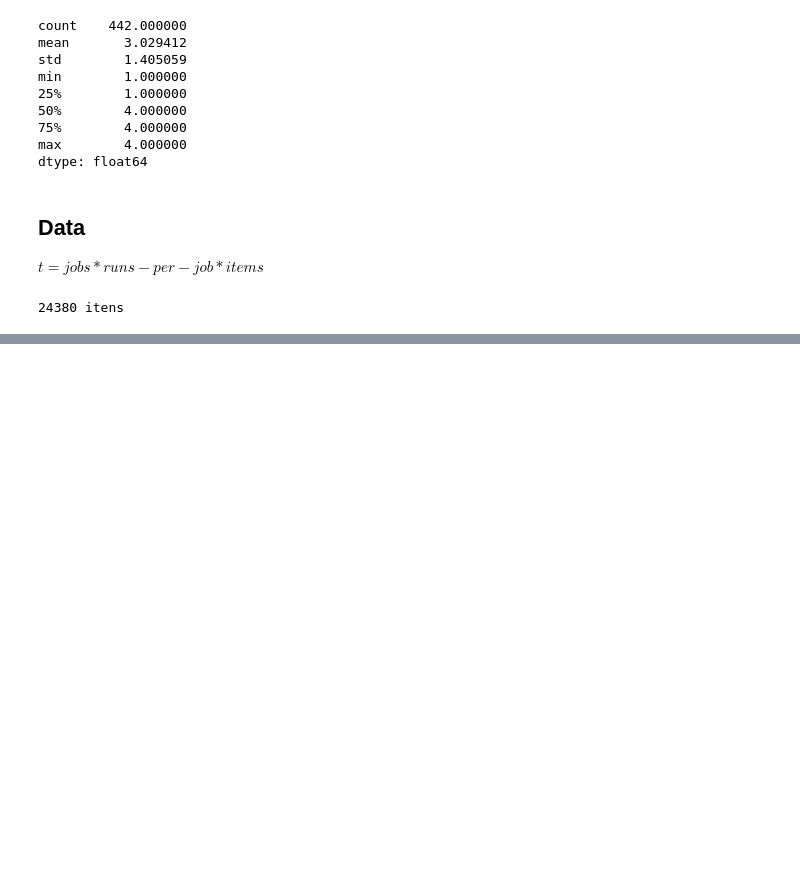
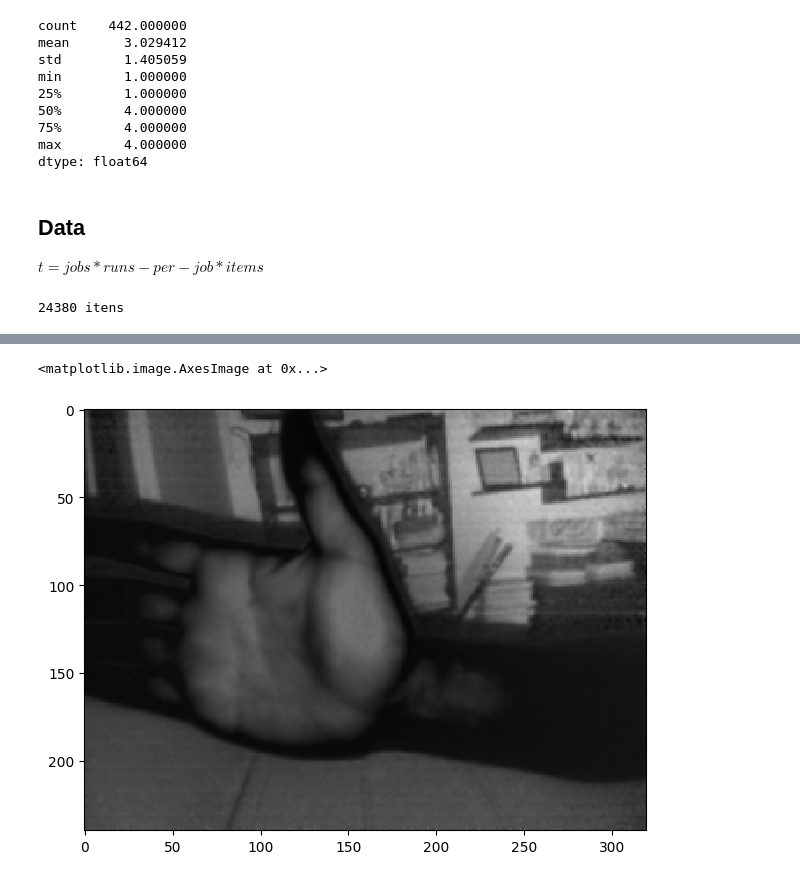
Before and after one commit to ppgzt/cv-node, a Jupyter notebook: analytics/data-analysis.ipynb, the cells around one changed output, grey strips where cells are left out. Drawn from its saved outputs; the diff is of its cells as text; code cells hidden in the pictures; blank space fills up the shorter version.

```diff
--- a/analytics/data-analysis.ipynb
+++ b/analytics/data-analysis.ipynb
@@ -109,0 +131,5 @@ print(f'{t} itens')
+# %%
+imshow(adjust_scale(target))
+# %% [output]
+<matplotlib.image.AxesImage at 0x...>
+[figure, added]
```
Also changed, not shown: parts of 6 cells of this notebook, 1 other file.
